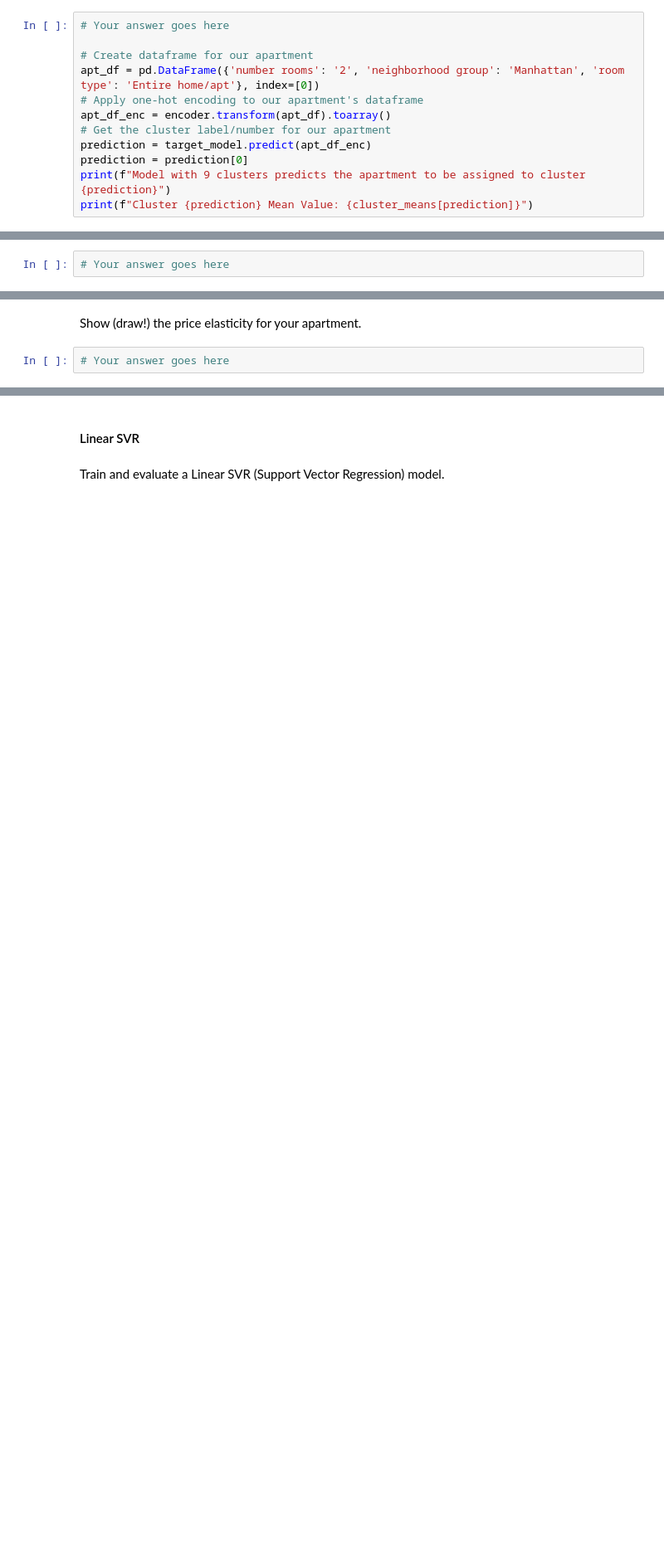
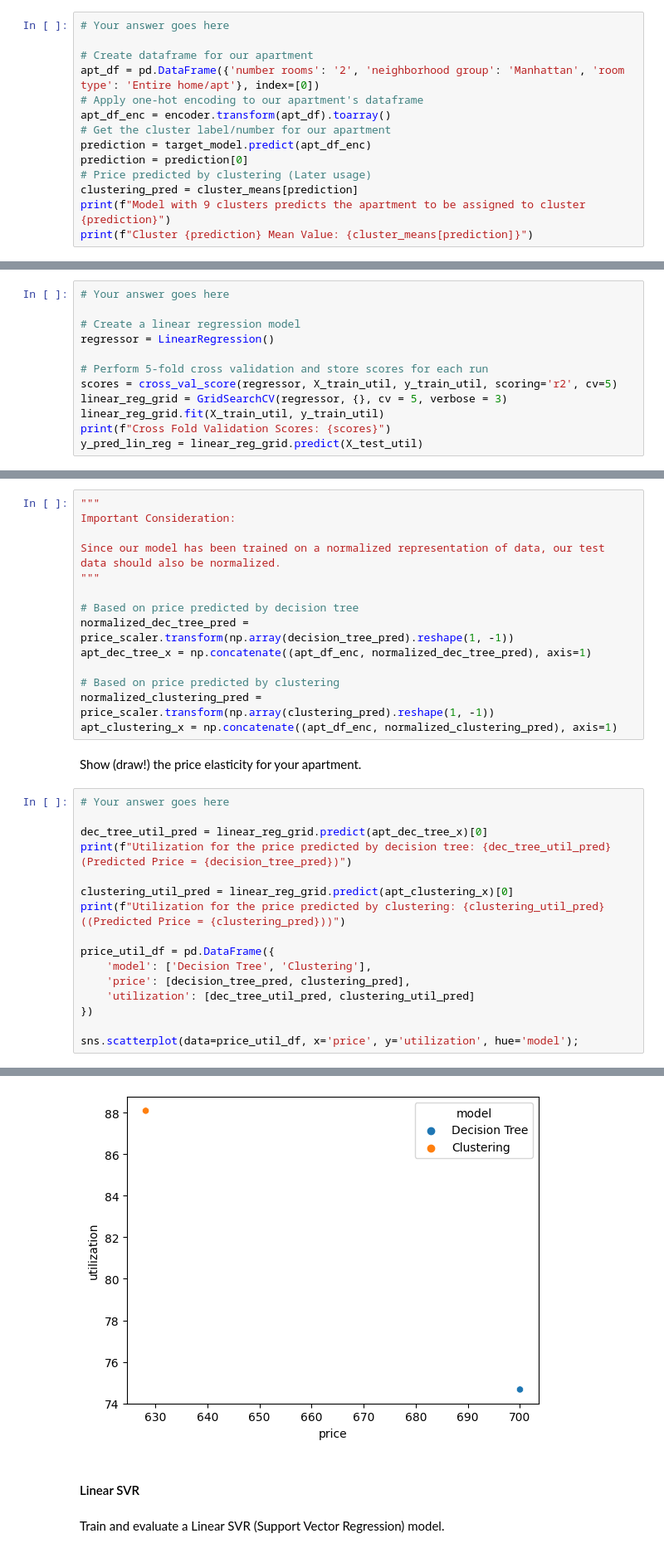
Before and after one commit to alpharmike/ids-assignment-1, a Jupyter notebook: assignment_1.ipynb, the cells around one changed output, grey strips where cells are left out. Shown at 83% size. Drawn from its saved outputs; the diff is of its cells as text; blank space fills up the shorter version.

```diff
--- a/assignment_1.ipynb
+++ b/assignment_1.ipynb
@@ -764,6 +839,8 @@ apt_df_enc = encoder.transform(apt_df).toarray()
 # Get the cluster label/number for our apartment
 prediction = target_model.predict(apt_df_enc)
 prediction = prediction[0]
+# Price predicted by clustering (Later usage)
+clustering_pred = cluster_means[prediction]
 print(f"Model with 9 clusters predicts the apartment to be assigned to cluster {prediction}")
 print(f"Cluster {prediction} Mean Value: {cluster_means[prediction]}")
 # %% [output]
@@ -905,3 +1075,13 @@ For each technique, use 5-cross-fold validation and assess the performance on th
 Learn a linear regression to predict the utilization of an AirBnB.
 # %%
 # Your answer goes here
+
+# Create a linear regression model
+regressor = LinearRegression()
+
+# Perform 5-fold cross validation and store scores for each run
+scores = cross_val_score(regressor, X_train_util, y_train_util, scoring='r2', cv=5)
+linear_reg_grid = GridSearchCV(regressor, {}, cv = 5, verbose = 3)
+linear_reg_grid.fit(X_train_util, y_train_util)
+print(f"Cross Fold Validation Scores: {scores}")
+y_pred_lin_reg = linear_reg_grid.predict(X_test_util)
@@ -912,4 +1104,33 @@ What is the mean absolute error achieved on the test data?
+# %%
+"""
+Important Consideration:
+
+Since our model has been trained on a normalized representation of data, our test data should also be normalized.
+"""
+
+# Based on price predicted by decision tree
+normalized_dec_tree_pred = price_scaler.transform(np.array(decision_tree_pred).reshape(1, -1))
+apt_dec_tree_x = np.concatenate((apt_df_enc, normalized_dec_tree_pred), axis=1)
+
+# Based on price predicted by clustering
+normalized_clustering_pred = price_scaler.transform(np.array(clustering_pred).reshape(1, -1))
+apt_clustering_x = np.concatenate((apt_df_enc, normalized_clustering_pred), axis=1)
 # %% [markdown]
 Show (draw!) the price elasticity for your apartment.
 # %%
 # Your answer goes here
+
+dec_tree_util_pred = linear_reg_grid.predict(apt_dec_tree_x)[0]
+print(f"Utilization for the price predicted by decision tree: {dec_tree_util_pred} (Predicted Price = {decision_tree_pred})")
+
+clustering_util_pred = linear_reg_grid.predict(apt_clustering_x)[0]
+print(f"Utilization for the price predicted by clustering: {clustering_util_pred} ((Predicted Price = {clustering_pred}))")
+
+price_util_df = pd.DataFrame({
+    'model': ['Decision Tree', 'Clustering'],
+    'price': [decision_tree_pred, clustering_pred],
+    'utilization': [dec_tree_util_pred, clustering_util_pred]
+})
+
+sns.scatterplot(data=price_util_df, x='price', y='utilization', hue='model');
+# %% [output]
@@ -916,3 +1139,4 @@ Show (draw!) the price elasticity for your apartment.
+[figure, added]
 # %% [markdown]
 #### Linear SVR
 # %% [markdown]
```
Also changed, not shown: parts of 37 cells of this notebook.
